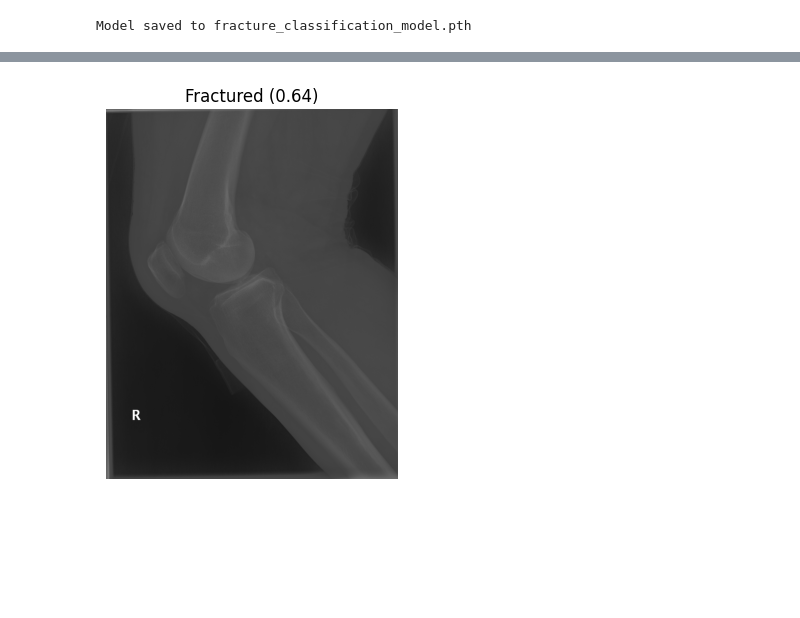
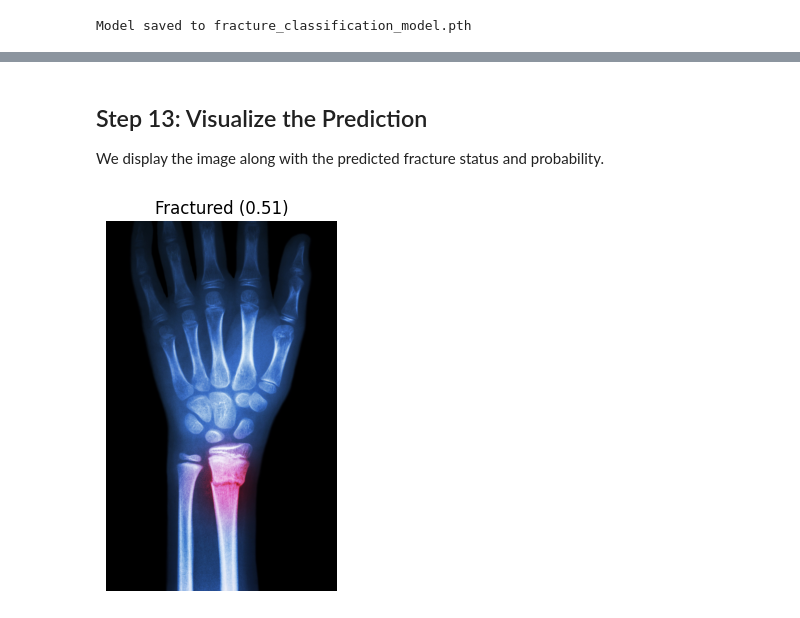
Before and after one commit to danish9491/ML-Projects, a Jupyter notebook: test5.ipynb, the cells around one changed output, grey strips where cells are left out. Cells and saved outputs as stored; diff of their text form; code cells hidden in the pictures; blank space fills up the shorter version.

```diff
--- a/test5.ipynb
+++ b/test5.ipynb
@@ -250,22 +293,3 @@ def predict_image(image_path, model, transform):
         label = "Fractured" if prob > 0.5 else "Not Fractured"
 
     return label, prob
-# %%
-# Step 13: Visualize predictions
-def visualize_prediction(image_path, model, transform):
-    label, prob = predict_image(image_path, model, transform)
-    image = Image.open(image_path)
-
-    plt.imshow(image)
-    plt.title(f"{label} ({prob:.2f})")
-    plt.axis("off")
-    plt.show()
-
-# Example usage for prediction and visualization
-example_image_path = r"D:\College Notes\5th Sem\CS307 Machine Learning 4\Bone_Fracture_Binary_Classification\test\fractured\001.png"  # Replace with a test image path
-
-label, prob = predict_image(example_image_path, model, transform)
-print(f"Prediction: {label}, Probability: {prob:.4f}")
-
-# Visualize the prediction
-visualize_prediction(example_image_path, model, transform)
@@ -275,8 +296,12 @@ Prediction: Fractured, Probability: 0.6364
+# %% [markdown]
+## Step 13: Visualize the Prediction
+
+We display the image along with the predicted fracture status and probability.
 # %%
 import requests
 from io import BytesIO
 
-# Step 1: Function to open an image from a URL or a local file
+# Function to open an image from a URL or a local file
 def open_image(image_input):
     if image_input.startswith("http://") or image_input.startswith("https://"):
         # It's a URL
@@ -286,35 +311,35 @@ def open_image(image_input):
         # It's a local file path
         image = Image.open(image_input).convert("RGB")
     return image
 
-# Step 2: Function to predict fracture status for a given image
+# Function to predict fracture status for a given image
 def predict_image(image_input, model, transform):
     image = open_image(image_input)  # Open image from URL or local path
     image_transformed = transform(image).unsqueeze(0)  # Add batch dimension
     image_transformed = image_transformed.to(device)
 
     with torch.no_grad():
         output = model(image_transformed)
         prob = torch.sigmoid(output).item()  # Get the probability
         label = "Fractured" if prob > 0.5 else "Not Fractured"
 
     return label, prob
 
-# Step 3: Function to visualize the prediction
+# Function to visualize the prediction
 def visualize_prediction(image_input, model, transform):
     label, prob = predict_image(image_input, model, transform)
     image = open_image(image_input)  # Open image again for visualization
 
     plt.imshow(image)
     plt.title(f"{label} ({prob:.2f})")
     plt.axis("off")
     plt.show()
 
 # Example usage
-example_image_input = r"D:\College Notes\5th Sem\CS307 Machine Learning 4\Bone_Fracture_Binary_Classification\test\fractured\001.png"  # local path
+# example_image_input = r"D:\College Notes\5th Sem\CS307 Machine Learning 4\Bone_Fracture_Binary_Classification\test\fractured\001.png"  # local path
 
-# example_image_input = "https://healthcare.utah.edu/sites/g/files/zrelqx136/files/migrate_images/0_wny3n8ot.jpg"  # URL
+example_image_input = "https://healthcare.utah.edu/sites/g/files/zrelqx136/files/migrate_images/0_wny3n8ot.jpg"  # URL
 
 visualize_prediction(example_image_input, model, transform)
 # %% [output]
-[figure, old version]
+[figure, new version]
```
Also changed, not shown: parts of 33 cells of this notebook, 5 other files.
